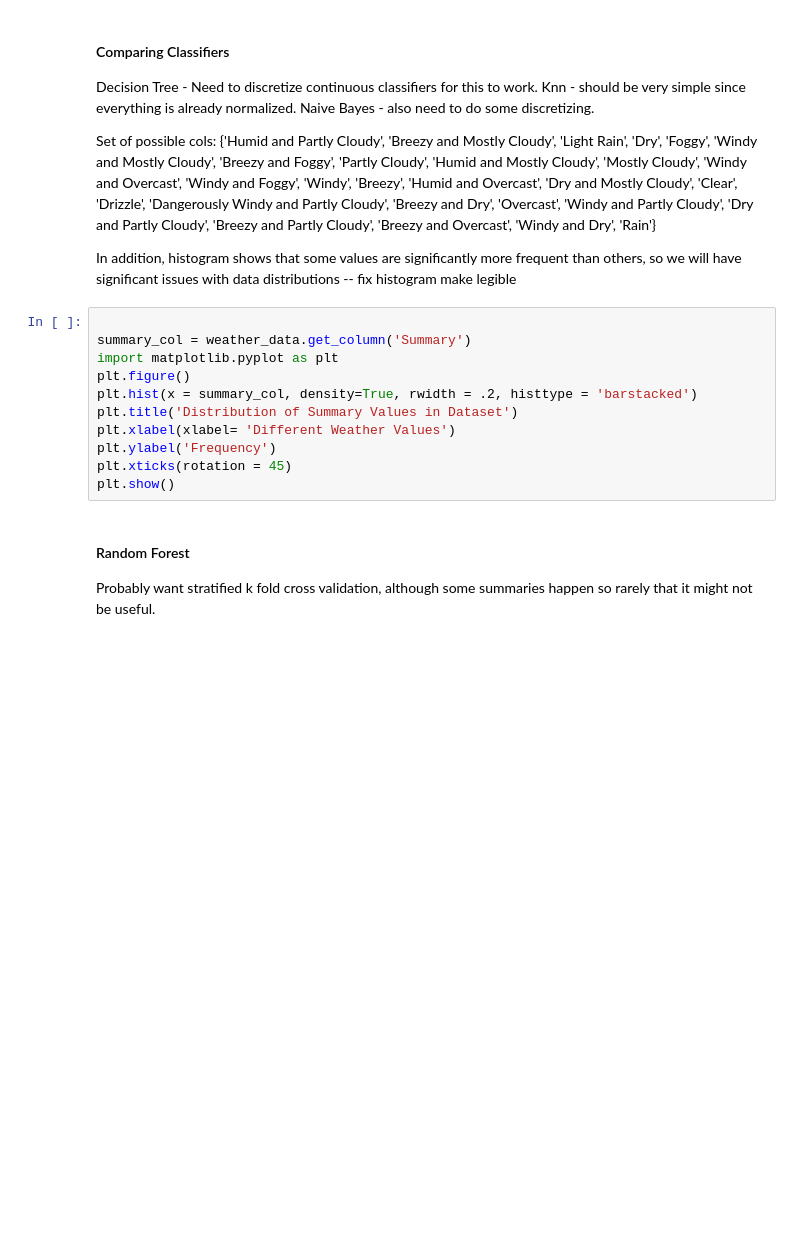
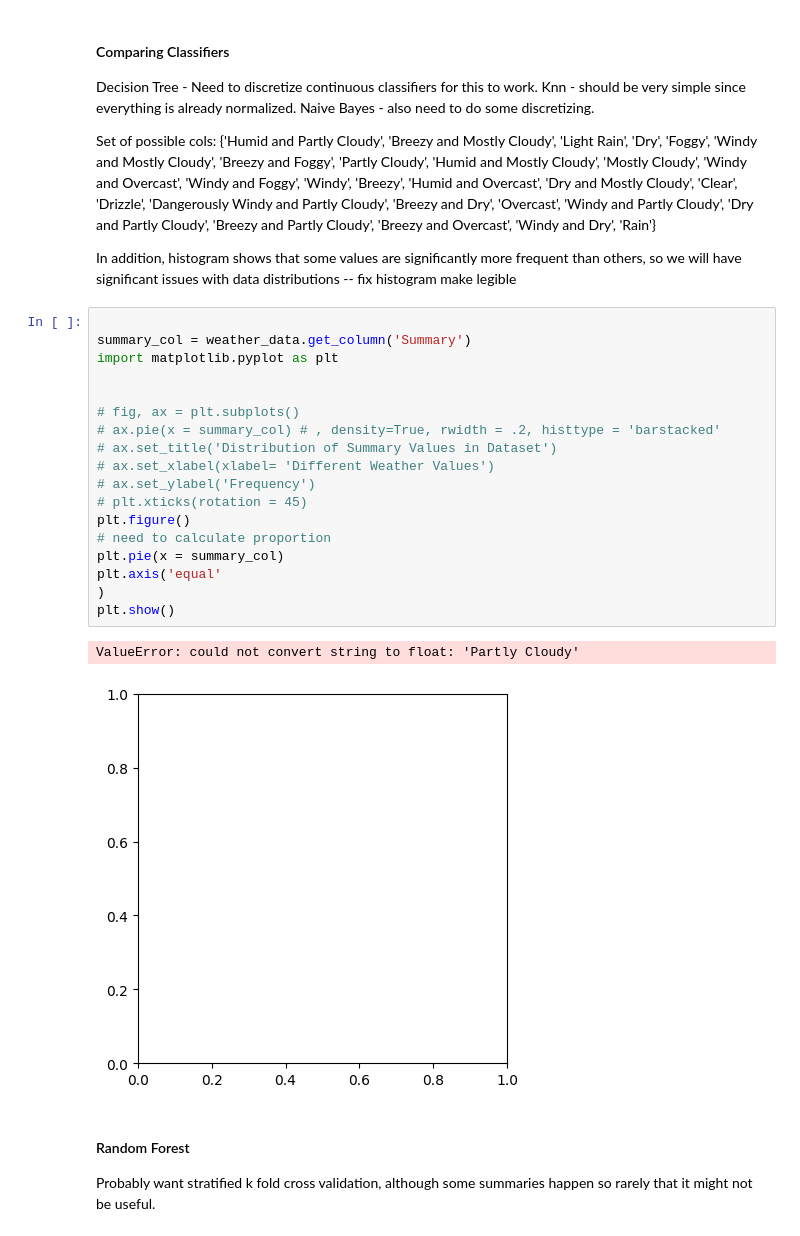
Before and after one commit to IsaacSShade/CPSC-322-Data-Science-Project, a Jupyter notebook: technical-report.ipynb, the cells around one changed output. Cells and saved outputs as stored; diff of their text form; blank space fills up the shorter version.

```diff
--- a/technical-report.ipynb
+++ b/technical-report.ipynb
@@ -141,14 +147,24 @@ In addition, histogram shows that some values are significantly more frequent th
 # %%
 
 summary_col = weather_data.get_column('Summary')
 import matplotlib.pyplot as plt
+
+
+# fig, ax = plt.subplots()
+# ax.pie(x = summary_col) # , density=True, rwidth = .2, histtype = 'barstacked'
+# ax.set_title('Distribution of Summary Values in Dataset')
+# ax.set_xlabel(xlabel= 'Different Weather Values')
+# ax.set_ylabel('Frequency')
+# plt.xticks(rotation = 45)
 plt.figure()
-plt.hist(x = summary_col, density=True, rwidth = .2, histtype = 'barstacked')
-plt.title('Distribution of Summary Values in Dataset')
-plt.xlabel(xlabel= 'Different Weather Values')
-plt.ylabel('Frequency')
-plt.xticks(rotation = 45)
+# need to calculate proportion
+plt.pie(x = summary_col)
+plt.axis('equal'
+)
 plt.show()
+# %% [output]
+ValueError: could not convert string to float: 'Partly Cloudy'
+[figure, added]
 # %% [markdown]
 #### Random Forest
 
```
Also changed, not shown: parts of 2 cells of this notebook, 2 other files.
